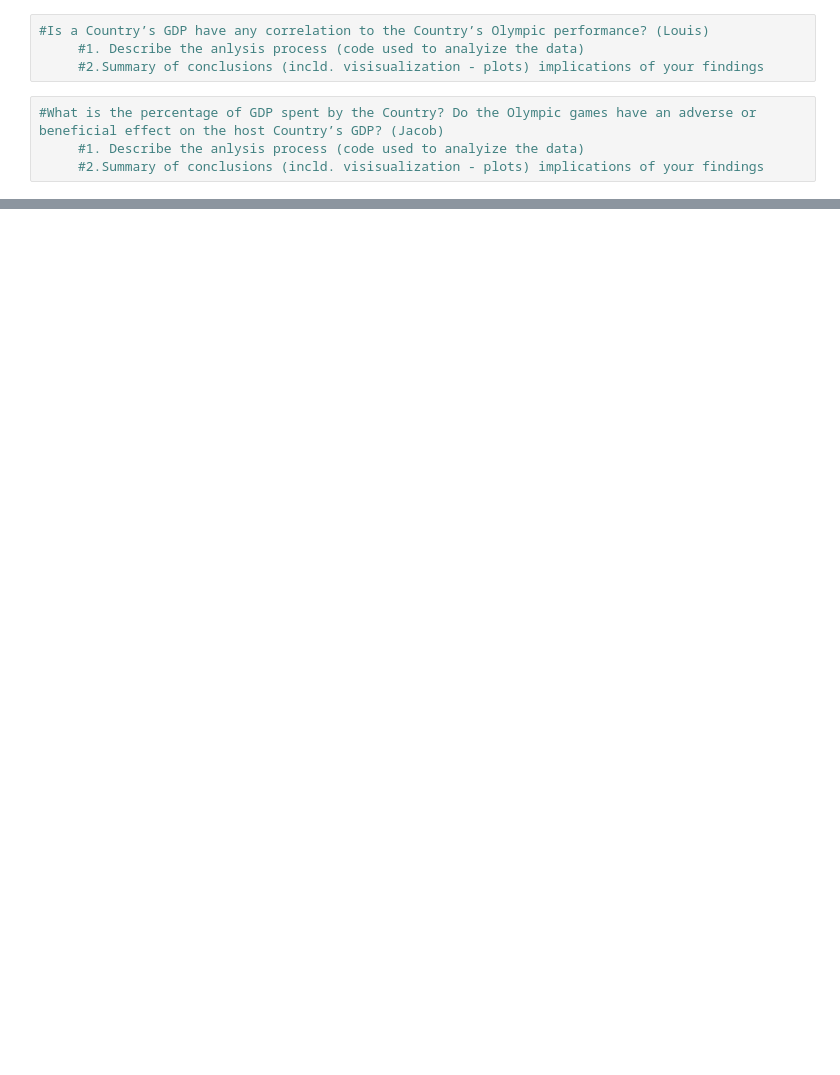
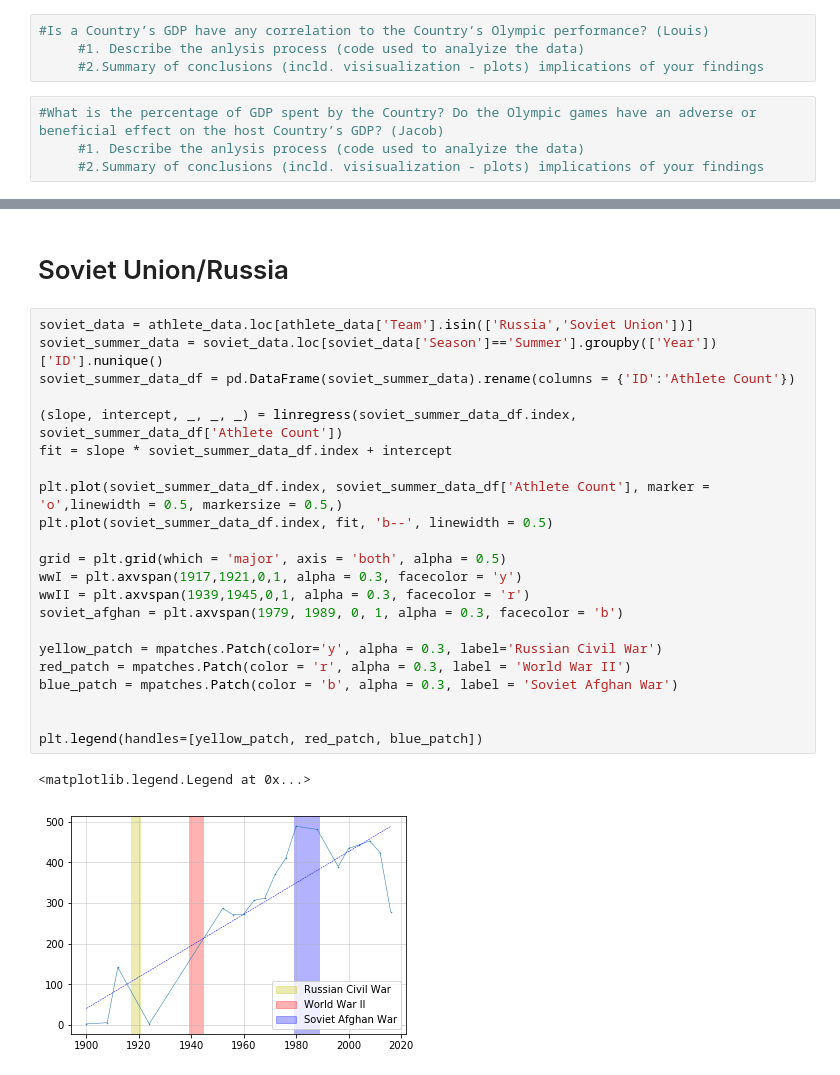
Before and after one commit to adfenelon/back_row_squad, a Jupyter notebook: Olympics_Economic_Implications.ipynb, the cells around one changed output, grey strips where cells are left out. Drawn from its saved outputs; the diff is of its cells as text; blank space fills up the shorter version.

```diff
--- a/Olympics_Economic_Implications.ipynb
+++ b/Olympics_Economic_Implications.ipynb
@@ -30,0 +98,27 @@ import json
+# %% [markdown]
+# Soviet Union/Russia
+# %%
+soviet_data = athlete_data.loc[athlete_data['Team'].isin(['Russia','Soviet Union'])]
+soviet_summer_data = soviet_data.loc[soviet_data['Season']=='Summer'].groupby(['Year'])['ID'].nunique()
+soviet_summer_data_df = pd.DataFrame(soviet_summer_data).rename(columns = {'ID':'Athlete Count'})
+
+(slope, intercept, _, _, _) = linregress(soviet_summer_data_df.index,  soviet_summer_data_df['Athlete Count'])
+fit = slope * soviet_summer_data_df.index + intercept
+
+plt.plot(soviet_summer_data_df.index, soviet_summer_data_df['Athlete Count'], marker = 'o',linewidth = 0.5, markersize = 0.5,)
+plt.plot(soviet_summer_data_df.index, fit, 'b--', linewidth = 0.5)
+
+grid = plt.grid(which = 'major', axis = 'both', alpha = 0.5)
+wwI = plt.axvspan(1917,1921,0,1, alpha = 0.3, facecolor = 'y')
+wwII = plt.axvspan(1939,1945,0,1, alpha = 0.3, facecolor = 'r')
+soviet_afghan = plt.axvspan(1979, 1989, 0, 1, alpha = 0.3, facecolor = 'b')
+
+yellow_patch = mpatches.Patch(color='y', alpha = 0.3, label='Russian Civil War')
+red_patch = mpatches.Patch(color = 'r', alpha = 0.3, label = 'World War II')
+blue_patch = mpatches.Patch(color = 'b', alpha = 0.3, label = 'Soviet Afghan War')
+
+
+plt.legend(handles=[yellow_patch, red_patch, blue_patch])
+# %% [output]
+<matplotlib.legend.Legend at 0x...>
+[figure, added]
```
Also changed, not shown: parts of 12 cells of this notebook.
